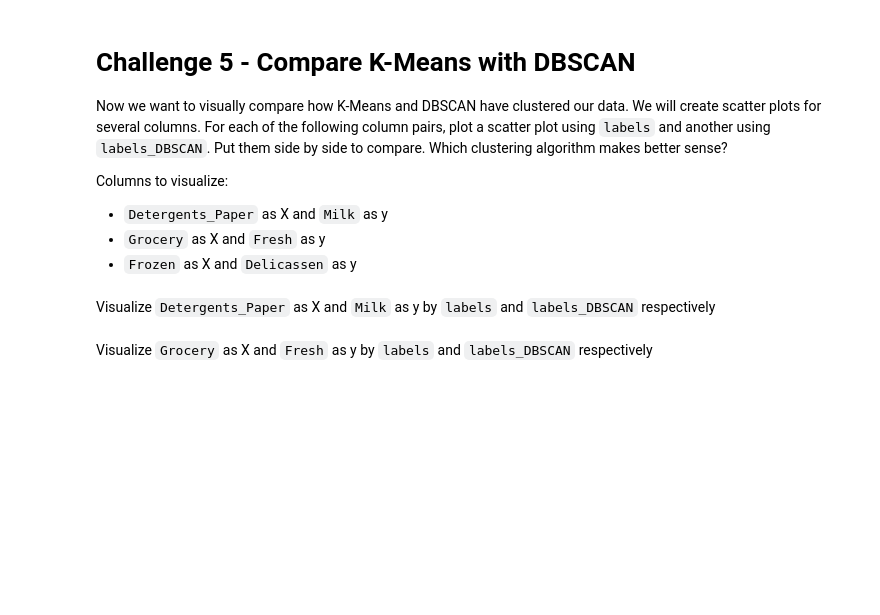
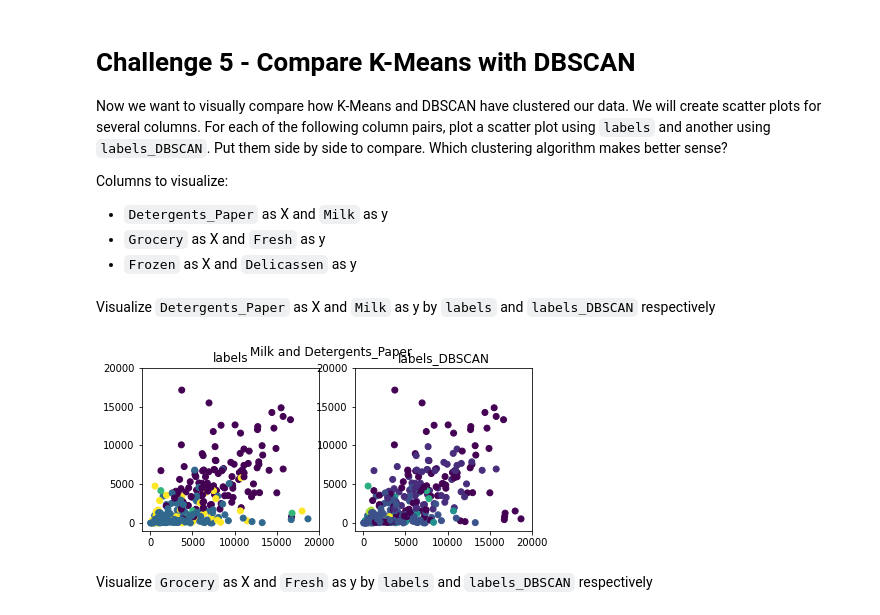
Before and after one commit to rihp/datamad0320, a Jupyter notebook: module-3/lab-unsupervised-learning/your-code/main.ipynb, the cells around one changed output. Drawn from its saved outputs; the diff is of its cells as text; code cells hidden in the pictures; blank space fills up the shorter version.

```diff
--- a/module-3/lab-unsupervised-learning/your-code/main.ipynb
+++ b/module-3/lab-unsupervised-learning/your-code/main.ipynb
@@ -235,6 +248,5 @@ Now let's cluster the data with K-Means first. Initiate the K-Means model, then
 # %%
 # Your code here:
 from sklearn.cluster import KMeans
-model = KMeans(n_clusters=6)
-labels = model.fit(customers_scale)
-#customers_scale.label
+model = KMeans(n_clusters=4)
+my_KMeans_fit = model.fit(my_scaled_vars)
@@ -240,0 +255,3 @@ labels = model.fit(customers_scale)
+# %%
+customers['labels'] = my_KMeans_fit.labels_
+customers.head()
@@ -250,0 +279,5 @@ Now let's cluster the data using DBSCAN. Use `DBSCAN(eps=0.5)` to initiate the m
+# %%
+# Your code here
+from sklearn.cluster import DBSCAN
+DBSCAN_labels = DBSCAN(eps=0.5).fit(my_scaled_vars).labels_
+DBSCAN_labels.size
@@ -251,3 +286,5 @@ Now let's cluster the data using DBSCAN. Use `DBSCAN(eps=0.5)` to initiate the m
+# %%
+customers['labels_DBSCAN'] = DBSCAN_labels
 # %% [markdown]
 Count the values in `labels_DBSCAN`.
 # %%
@@ -269,3 +316,20 @@ Visualize `Detergents_Paper` as X and `Milk` as y by `labels` and `labels_DBSCAN
+# %%
+# Your code here:
+def compare_clustering(data, features=None, labelsA=None, labelsB=None, title=None):
+    f,a= plt.subplots(1, 2, figsize=(7,3))
+    f.suptitle(' and '.join(features))
+    a[0].scatter(data[features[0]], data[features[1]], c=data[labelsA])
+    a[0].set_title(labelsA)
+    a[0].set_xlim((-1000, 20000))
+    a[0].set_ylim((-1000, 20000))
+    a[1].scatter(data[features[0]], data[features[1]],  c=data[labelsB])
+    a[1].set_title(labelsB)
+    a[1].set_xlim((-1000, 20000))
+    a[1].set_ylim((-1000, 20000))
+
+compare_clustering(customers, features=['Milk', 'Detergents_Paper'], labelsA='labels', labelsB='labels_DBSCAN')
+# %% [output]
+[figure, added]
 # %% [markdown]
 Visualize `Grocery` as X and `Fresh` as y by `labels` and `labels_DBSCAN` respectively
 # %%
```
Also changed, not shown: parts of 30 cells of this notebook.
